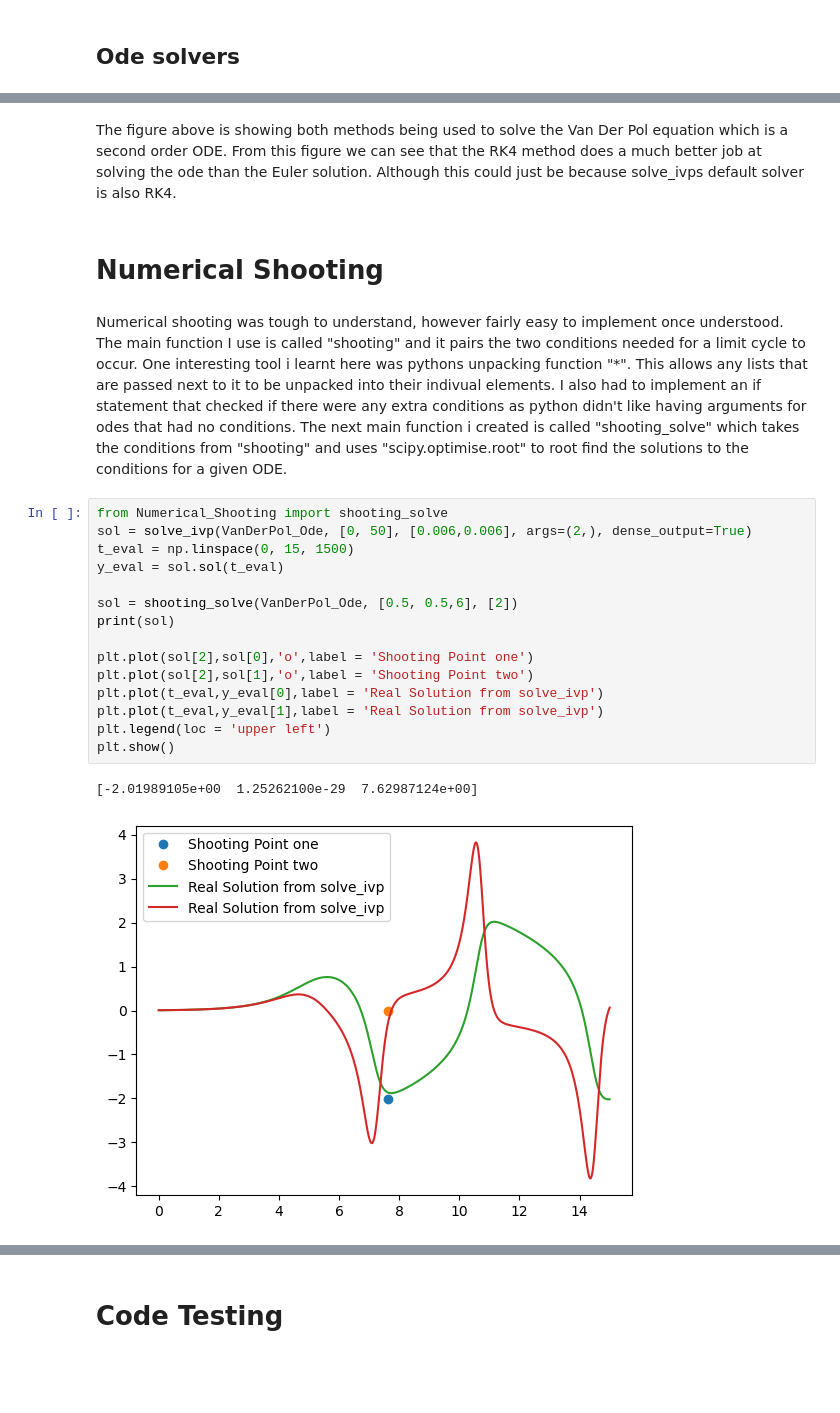
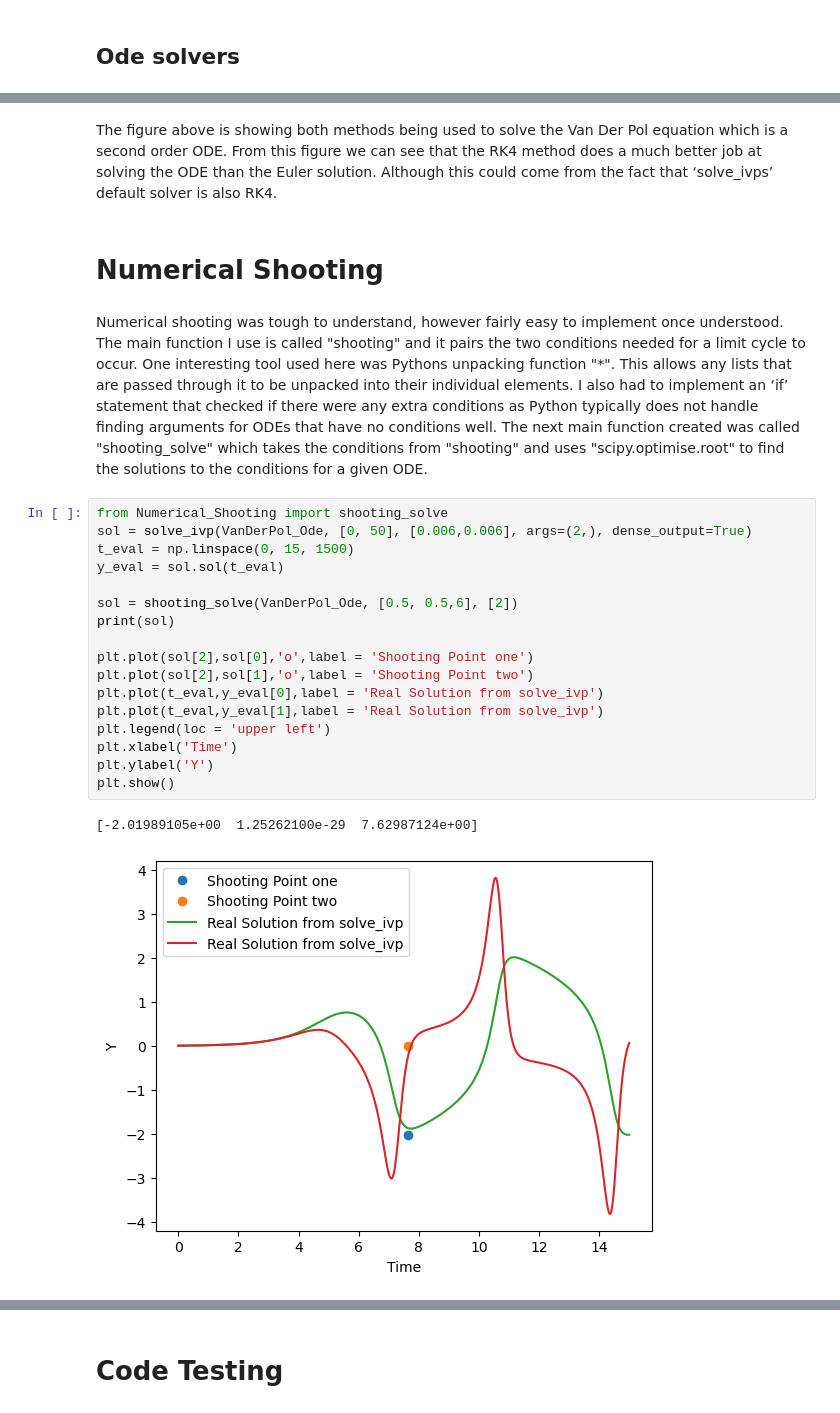
Before and after one commit to Jack904/SciCompCoursework, a Jupyter notebook: Scientific Computing Coursework Jack Gurney.ipynb, the cells around one changed output, grey strips where cells are left out. Cells and saved outputs as stored; diff of their text form; blank space fills up the shorter version.

```diff
--- a/Scientific Computing Coursework Jack Gurney.ipynb
+++ b/Scientific Computing Coursework Jack Gurney.ipynb
@@ -29,25 +31,27 @@ plt.show()
 # %% [markdown]
-The figure above is showing both methods being used to solve the Van Der Pol equation which is a second order ODE. From this figure we can see that the RK4 method does a much better job at solving the ode than the Euler solution. Although this could just be because solve_ivps default solver is also RK4.
+The figure above is showing both methods being used to solve the Van Der Pol equation which is a second order ODE. From this figure we can see that the RK4 method does a much better job at solving the ODE than the Euler solution. Although this could come from the fact that ‘solve_ivps’ default solver is also RK4.
 # %% [markdown]
 # Numerical Shooting
 # %% [markdown]
-Numerical shooting was tough to understand, however fairly easy to implement once understood. The main function I use is called "shooting" and it pairs the two conditions needed for a limit cycle to occur. One interesting tool i learnt here was pythons unpacking function "*". This allows any lists that are passed next to it to be unpacked into their indivual elements. I also had to implement an if statement that checked if there were any extra conditions as python didn't like having arguments for odes that had no conditions. The next main function i created is called "shooting_solve" which takes the conditions from "shooting" and uses "scipy.optimise.root" to root find the solutions to the conditions for a given ODE.
+Numerical shooting was tough to understand, however fairly easy to implement once understood. The main function I use is called "shooting" and it pairs the two conditions needed for a limit cycle to occur. One interesting tool used here was Pythons unpacking function "*". This allows any lists that are passed through it to be unpacked into their individual elements. I also had to implement an ‘if’ statement that checked if there were any extra conditions as Python typically does not handle finding arguments for ODEs that have no conditions well. The next main function created was called "shooting_solve" which takes the conditions from "shooting" and uses "scipy.optimise.root" to find the solutions to the conditions for a given ODE.
 # %%
 from Numerical_Shooting import shooting_solve
 sol = solve_ivp(VanDerPol_Ode, [0, 50], [0.006,0.006], args=(2,), dense_output=True)
 t_eval = np.linspace(0, 15, 1500)
 y_eval = sol.sol(t_eval)
 
 sol = shooting_solve(VanDerPol_Ode, [0.5, 0.5,6], [2])
 print(sol)
 
 plt.plot(sol[2],sol[0],'o',label = 'Shooting Point one')
 plt.plot(sol[2],sol[1],'o',label = 'Shooting Point two')
 plt.plot(t_eval,y_eval[0],label = 'Real Solution from solve_ivp')
 plt.plot(t_eval,y_eval[1],label = 'Real Solution from solve_ivp')
 plt.legend(loc = 'upper left')
+plt.xlabel('Time')
+plt.ylabel('Y')
 plt.show()
 # %% [output]
 [-2.01989105e+00  1.25262100e-29  7.62987124e+00]
-[figure, old version]
+[figure, new version]
 # %% [markdown]
```
Also changed, not shown: parts of 14 cells of this notebook, 4 other files.
